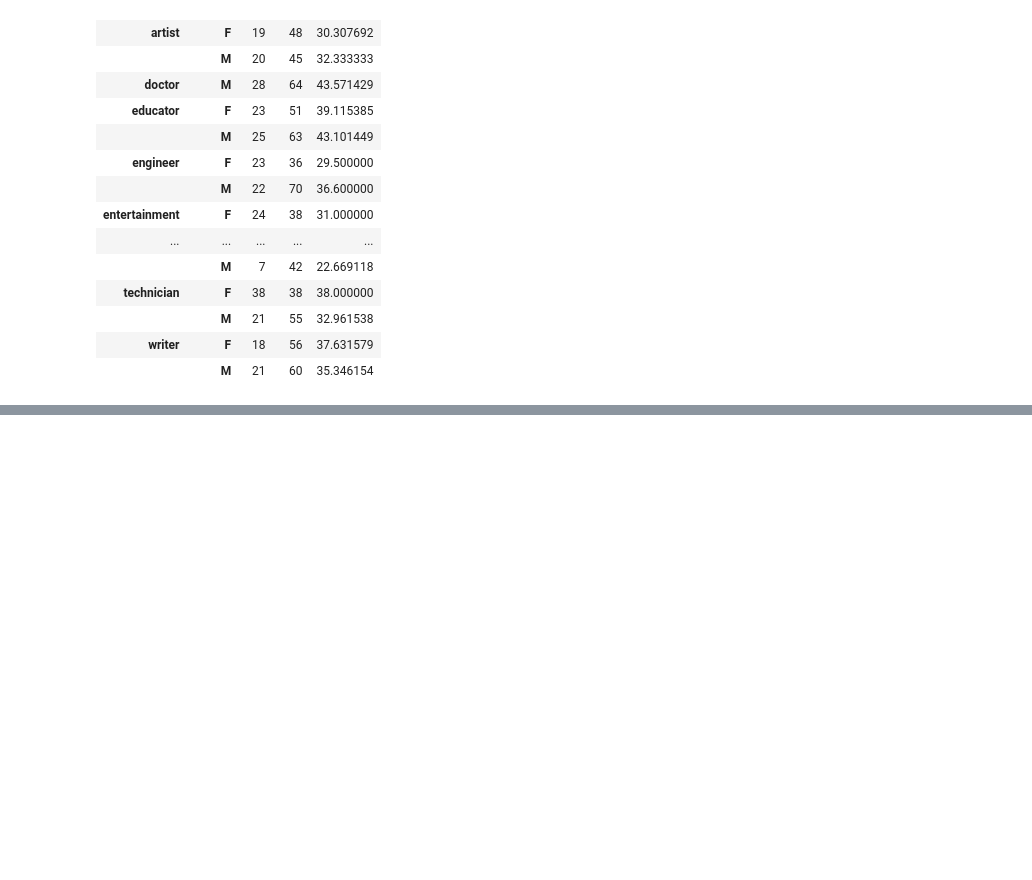
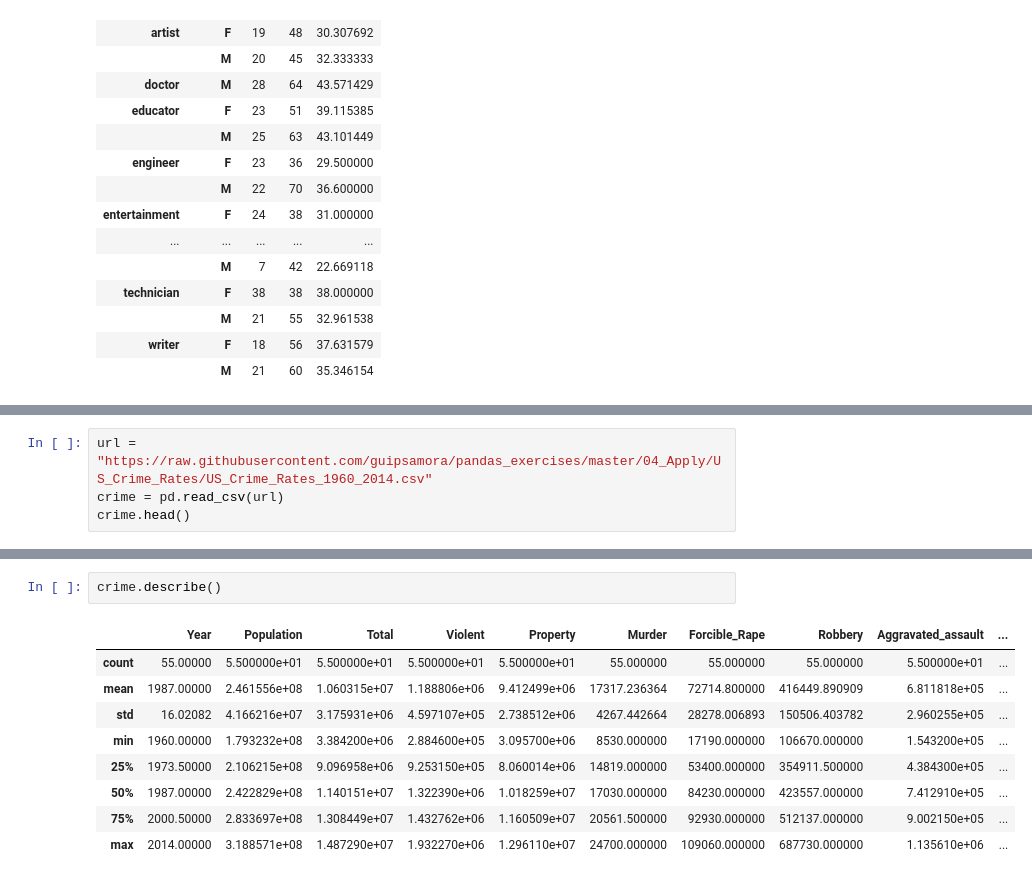
Before and after one commit to fishitmo/Takeobds, a Jupyter notebook: TAkeo_pytthon_practice.ipynb, the cells around one changed output, grey strips where cells are left out. Drawn from its saved outputs; the diff is of its cells as text; blank space fills up the shorter version.

```diff
--- a/TAkeo_pytthon_practice.ipynb
+++ b/TAkeo_pytthon_practice.ipynb
@@ -3158,0 +3163,4 @@ users.groupby(['occupation', 'gender']).age.agg(['min', 'max', 'mean'])
+# %%
+url = "https://raw.githubusercontent.com/guipsamora/pandas_exercises/master/04_Apply/US_Crime_Rates/US_Crime_Rates_1960_2014.csv"
+crime = pd.read_csv(url)
+crime.head()
@@ -3158,0 +3202,12 @@ users.groupby(['occupation', 'gender']).age.agg(['min', 'max', 'mean'])
+# %%
+crime.describe()
+# %% [output]
+|  | Year | Population | Total | Violent | Property | Murder | Forcible_Rape | Robbery | Aggravated_assault | ... |
+| count | 55.00000 | 5.500000e+01 | 5.500000e+01 | 5.500000e+01 | 5.500000e+01 | 55.000000 | 55.000000 | 55.000000 | 5.500000e+01 | ... |
+| mean | 1987.00000 | 2.461556e+08 | 1.060315e+07 | 1.188806e+06 | 9.412499e+06 | 17317.236364 | 72714.800000 | 416449.890909 | 6.811818e+05 | ... |
+| std | 16.02082 | 4.166216e+07 | 3.175931e+06 | 4.597107e+05 | 2.738512e+06 | 4267.442664 | 28278.006893 | 150506.403782 | 2.960255e+05 | ... |
+| min | 1960.00000 | 1.793232e+08 | 3.384200e+06 | 2.884600e+05 | 3.095700e+06 | 8530.000000 | 17190.000000 | 106670.000000 | 1.543200e+05 | ... |
+| 25% | 1973.50000 | 2.106215e+08 | 9.096958e+06 | 9.253150e+05 | 8.060014e+06 | 14819.000000 | 53400.000000 | 354911.500000 | 4.384300e+05 | ... |
+| 50% | 1987.00000 | 2.422829e+08 | 1.140151e+07 | 1.322390e+06 | 1.018259e+07 | 17030.000000 | 84230.000000 | 423557.000000 | 7.412910e+05 | ... |
+| 75% | 2000.50000 | 2.833697e+08 | 1.308449e+07 | 1.432762e+06 | 1.160509e+07 | 20561.500000 | 92930.000000 | 512137.000000 | 9.002150e+05 | ... |
+| max | 2014.00000 | 3.188571e+08 | 1.487290e+07 | 1.932270e+06 | 1.296110e+07 | 24700.000000 | 109060.000000 | 687730.000000 | 1.135610e+06 | ... |
```
Also changed, not shown: parts of 32 cells of this notebook.
